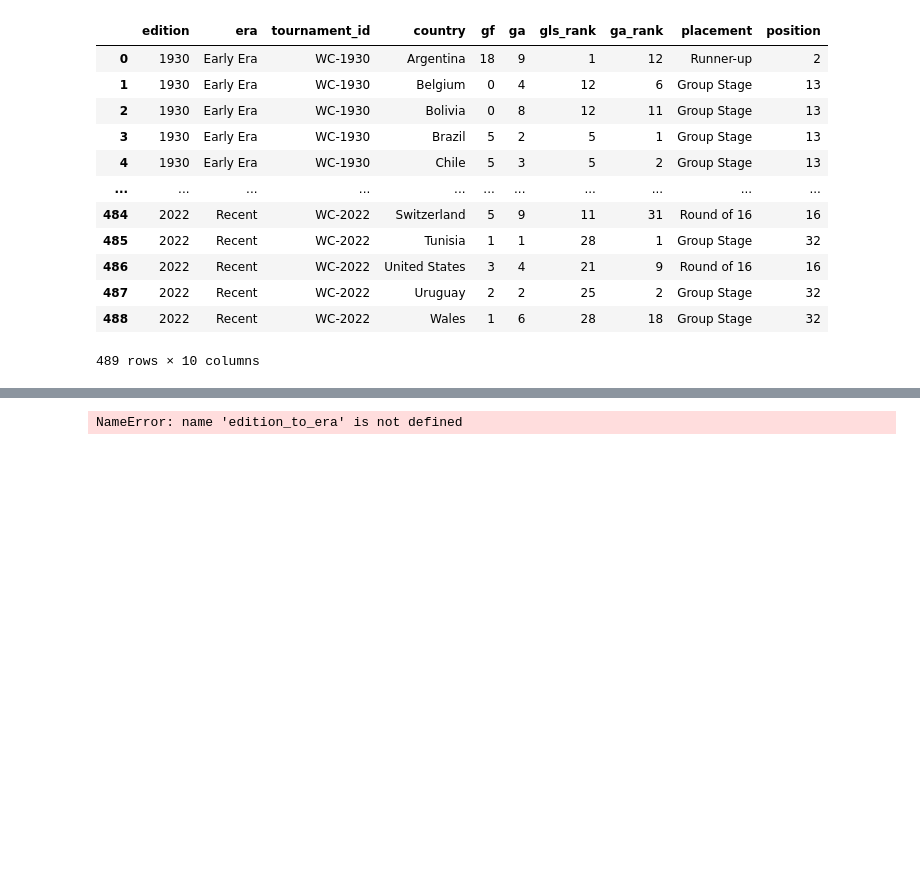
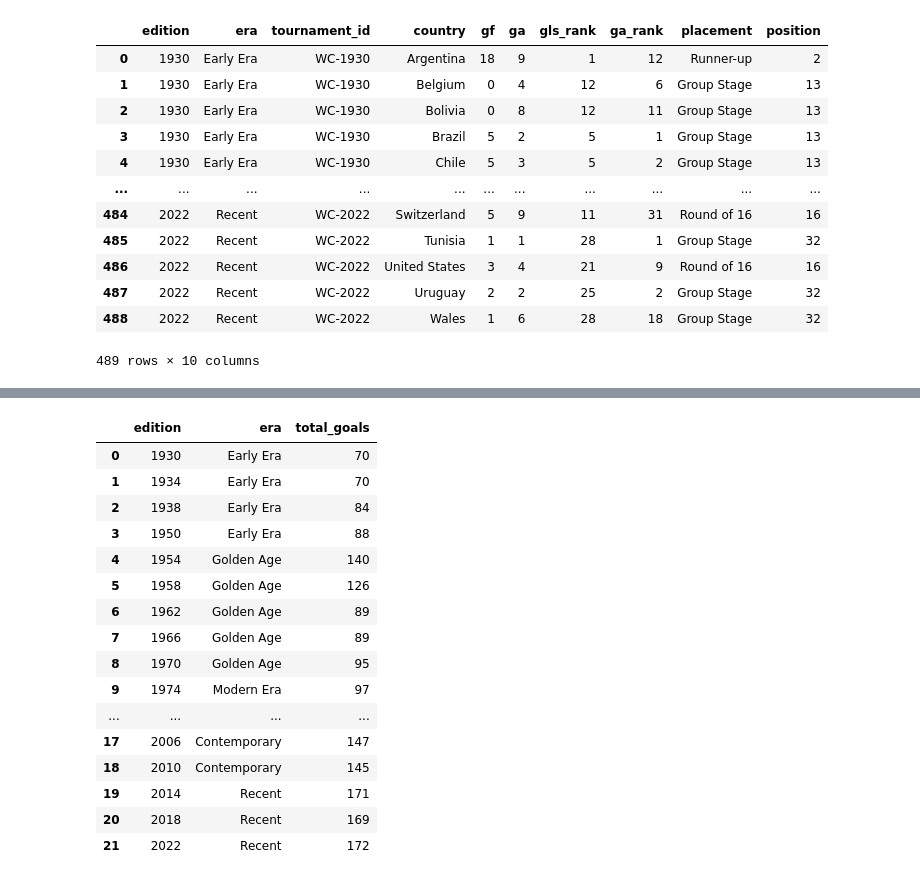
Before and after one commit to Ukandu20/world-cup, a Jupyter notebook: main.ipynb, the cells around one changed output, grey strips where cells are left out. Cells and saved outputs as stored; diff of their text form; code cells hidden in the pictures; blank space fills up the shorter version.

```diff
--- a/main.ipynb
+++ b/main.ipynb
@@ -922,37 +1279,10 @@ fig.show(scale=3)
 # %%
+#View all the goals scored at every world cup
 goals_by_tournament = (
-    gls.groupby("edition", as_index=False)
+    gls.groupby(["edition", "era"], as_index=False, observed=True)
     .agg(total_goals=("gf", "sum"))
 )
 tick_vals = sorted(goals_by_tournament["edition"].unique())
-
-
-goals_by_tournament["edition"] = goals_by_tournament["edition"].astype(int)
-
-era_bins = [1929, 1950, 1970, 1990, 2010, 2026]
-era_labels = [
-    "Early Era",
-    "Golden Age",
-    "Modern Era",
-    "Contemporary",
-    "Recent",
-]
-
-goals_by_tournament["era"] = pd.cut(
-    goals_by_tournament["edition"],
-    bins=era_bins,
-    labels=era_labels,
-)
-
-era_colors = {
-    "Early Era": "#7A4E2D",
-    "Golden Age": "#C99700",
-    "Modern Era": "#2F6F73",
-    "Contemporary": "#8A3FFC",
-    "Recent": "#D1495B",
-}
-
-goals_by_tournament["era"] = goals_by_tournament["edition"].map(edition_to_era)
 
 display(goals_by_tournament)
 fig = px.bar(
@@ -984,42 +1314,67 @@ fig.update_layout(
     margin=dict(l=40, r=40, t=60, b=40),
     paper_bgcolor="#EFE3CF",
     plot_bgcolor="#EFE3CF",
     xaxis=dict(
         title="Tournament Edition",
         showgrid=False,
         gridcolor='rgba(0,255,65,0.15)',
         zeroline=False,
         linecolor='#5A4632',
         tickfont=dict(size=13, color="#5A4632"),
         tickmode="array",
         tickvals=tick_vals,
         ticktext=[str(x) for x in tick_vals],
     ),
-
     yaxis=dict(
         title="Goals Scored",
         showgrid=False,
         gridcolor='rgba(0,255,65,0.15)',
+        showline=False,
+        showticklabels=False,
         zeroline=False,
         linecolor='#5A4632',
         tickfont=dict(size=13, color="#5A4632"),
-    )
-
-)
-
-fig.update_traces(
-    textposition='inside'
-)
-#add caption at the bottom of the chart
-fig.add_annotation(
+    ),
+    annotations=[dict(
         text="Data Source: Kaggle | @cartierkut1",
         xref="paper", yref="paper",
         x=0, y=-0.1,
         showarrow=False,
         font=dict(size=10, color="#5A4632"),
+        )]
+
+)
+
+fig.update_traces(
+    textposition='outside'
 )
 
 
-fig.show(scale=3)
+
+fig.show(config={
+    "toImageButtonOptions": {
+        "format": "png",
+        "filename": "total_goals_by_world_cup",
+        "height": 800,
+        "width": 1200,
+        "scale": 3,
+    }
+})
 # %% [output]
-NameError: name 'edition_to_era' is not defined
+|  | edition | era | total_goals |
+| 0 | 1930 | Early Era | 70 |
+| 1 | 1934 | Early Era | 70 |
+| 2 | 1938 | Early Era | 84 |
+| 3 | 1950 | Early Era | 88 |
+| 4 | 1954 | Golden Age | 140 |
+| 5 | 1958 | Golden Age | 126 |
+| 6 | 1962 | Golden Age | 89 |
+| 7 | 1966 | Golden Age | 89 |
+| 8 | 1970 | Golden Age | 95 |
+| 9 | 1974 | Modern Era | 97 |
+| ... | ... | ... | ... |
+| 17 | 2006 | Contemporary | 147 |
+| 18 | 2010 | Contemporary | 145 |
+| 19 | 2014 | Recent | 171 |
+| 20 | 2018 | Recent | 169 |
+| 21 | 2022 | Recent | 172 |
```
Also changed, not shown: parts of 18 cells of this notebook.
